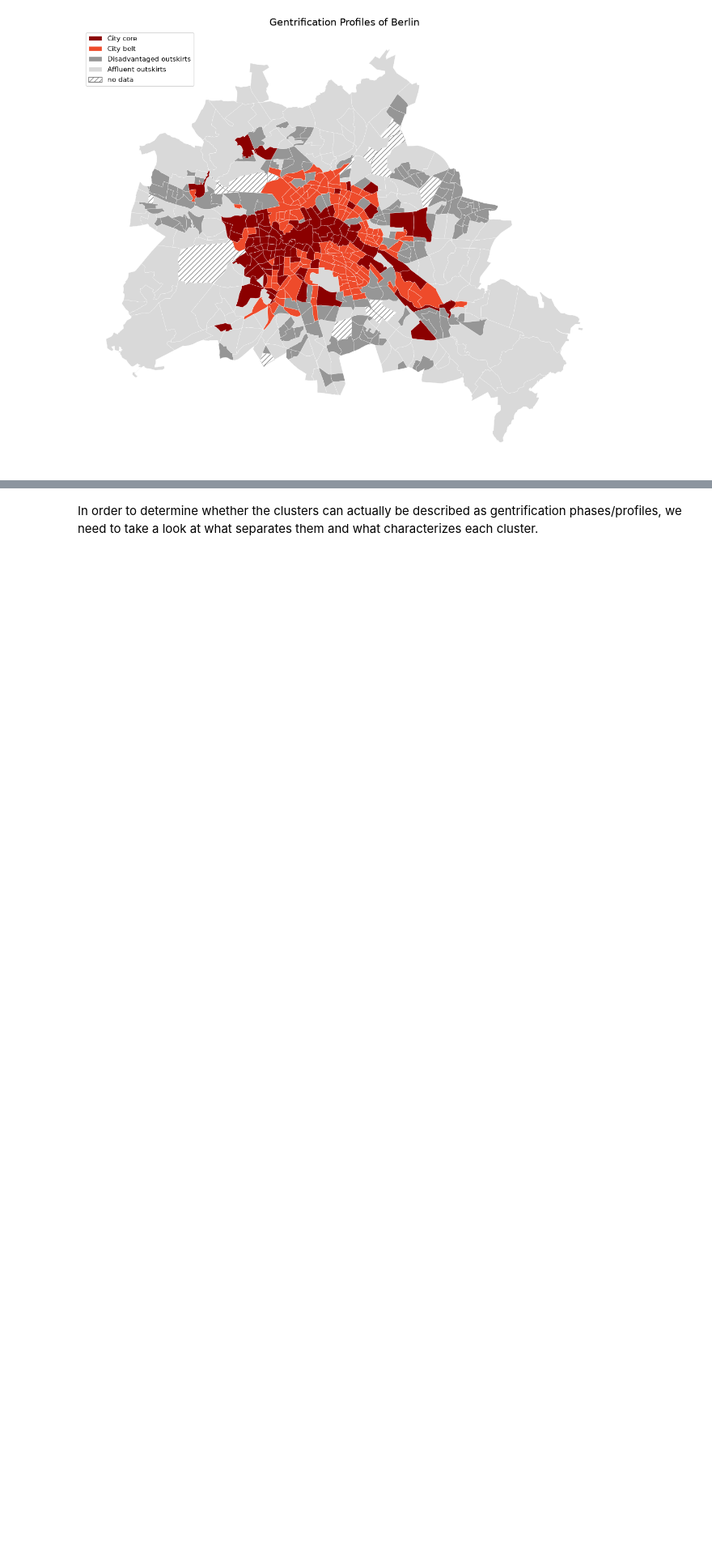
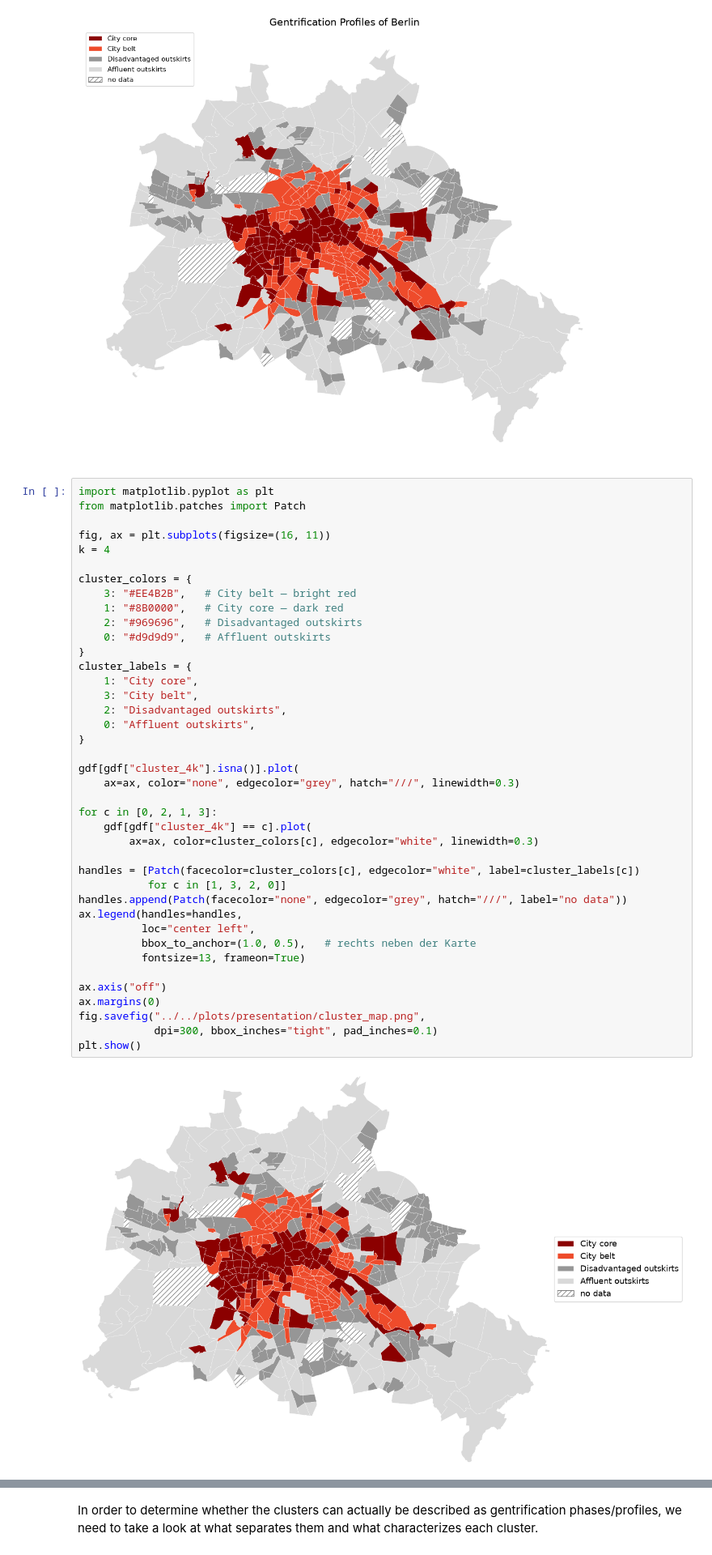
Before and after one commit to mshlg/capstone-kiezkeeper, a Jupyter notebook: notebooks/Module1_clustering/module_1_explore-clusters.ipynb, the cells around one changed output, grey strips where cells are left out. Shown at 81% size. Saved outputs shown, nothing was run; the diff lists cells and outputs as text; blank space fills up the shorter version.

Commit message:
plots for presentation

```diff
--- a/notebooks/Module1_clustering/module_1_explore-clusters.ipynb
+++ b/notebooks/Module1_clustering/module_1_explore-clusters.ipynb
@@ -176,3 +176,45 @@ fig.savefig("../../plots/gentrification_profiles/cluster_map.png", dpi=300, bbox
 plt.show()
 # %% [output]
 [figure]
+# %%
+import matplotlib.pyplot as plt
+from matplotlib.patches import Patch
+
+fig, ax = plt.subplots(figsize=(16, 11))
+k = 4
+
+cluster_colors = {
+    3: "#EE4B2B",   # City belt — bright red
+    1: "#8B0000",   # City core — dark red
+    2: "#969696",   # Disadvantaged outskirts
+    0: "#d9d9d9",   # Affluent outskirts
+}
+cluster_labels = {
+    1: "City core",
+    3: "City belt",
+    2: "Disadvantaged outskirts",
+    0: "Affluent outskirts",
+}
+
+gdf[gdf["cluster_4k"].isna()].plot(
+    ax=ax, color="none", edgecolor="grey", hatch="///", linewidth=0.3)
+
+for c in [0, 2, 1, 3]:
+    gdf[gdf["cluster_4k"] == c].plot(
+        ax=ax, color=cluster_colors[c], edgecolor="white", linewidth=0.3)
+
+handles = [Patch(facecolor=cluster_colors[c], edgecolor="white", label=cluster_labels[c])
+           for c in [1, 3, 2, 0]]
+handles.append(Patch(facecolor="none", edgecolor="grey", hatch="///", label="no data"))
+ax.legend(handles=handles,
+          loc="center left",
+          bbox_to_anchor=(1.0, 0.5),   # rechts neben der Karte
+          fontsize=13, frameon=True)
+
+ax.axis("off")
+ax.margins(0)
+fig.savefig("../../plots/presentation/cluster_map.png",
+            dpi=300, bbox_inches="tight", pad_inches=0.1)
+plt.show()
+# %% [output]
+[figure, added]
```
Also changed, not shown: parts of 5 cells of this notebook, 13 other files.
